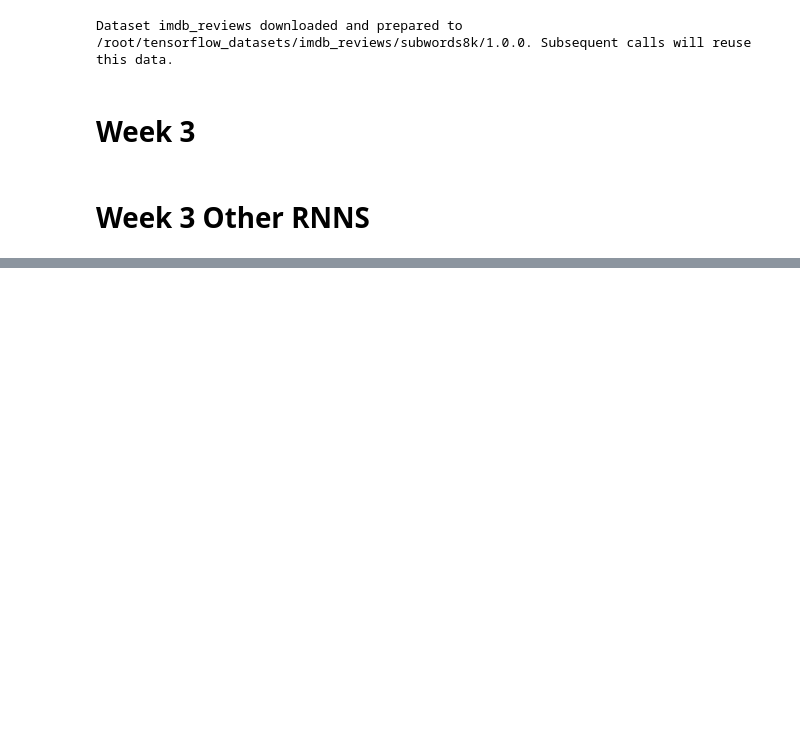
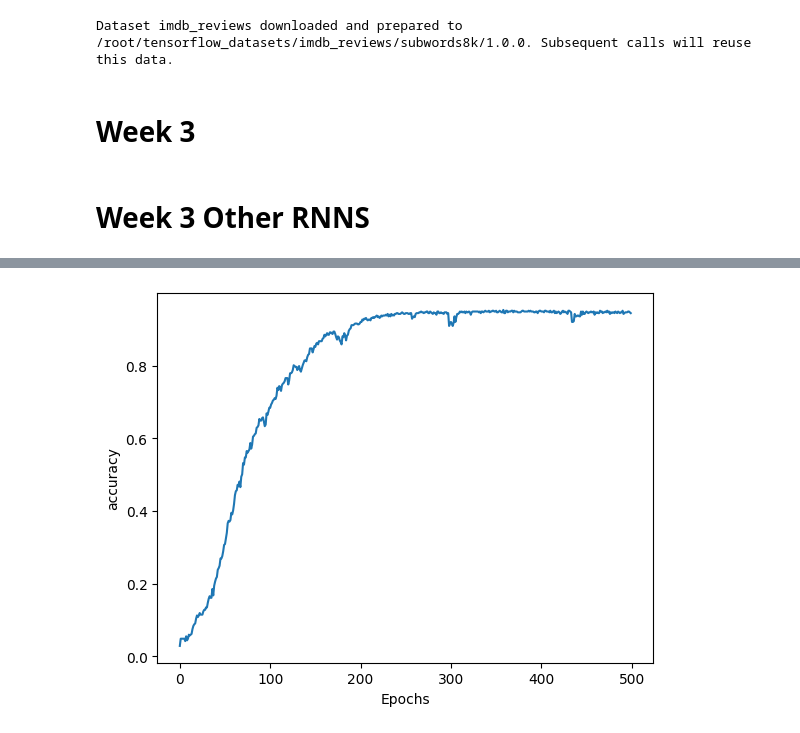
Before and after one commit to samp3209/courseraprojects, a Jupyter notebook: NLP_in_TensorFlow.ipynb, the cells around one changed output, grey strips where cells are left out. Drawn from its saved outputs; the diff is of its cells as text; code cells hidden in the pictures; blank space fills up the shorter version.

```diff
--- a/NLP_in_TensorFlow.ipynb
+++ b/NLP_in_TensorFlow.ipynb
@@ -485,0 +527,13 @@ history = model.fit(train_dataset, epochs=NUM_EPOCHS, validation_data=test_datas
+# %%
+
+# Initialize the Tokenizer class
+tokenizer = Tokenizer()
+
+# Generate the word index dictionary
+tokenizer.fit_on_texts(corpus)
+
+# Define the total words. You add 1 for the index `0` which is just the padding token.
+total_words = len(tokenizer.word_index) + 1
+
+print(f'word index dictionary: {tokenizer.word_index}')
+print(f'total words: {total_words}')
@@ -485,0 +644,13 @@ history = model.fit(train_dataset, epochs=NUM_EPOCHS, validation_data=test_datas
+# %%
+# Build the model
+model = Sequential([
+          Embedding(total_words, 64, input_length=max_sequence_len-1),
+          Bidirectional(LSTM(20)),
+          Dense(total_words, activation='softmax')
+])
+
+# Use categorical crossentropy because this is a multi-class problem
+model.compile(loss='categorical_crossentropy', optimizer='adam', metrics=['accuracy'])
+
+# Print the model summary
+model.summary()
@@ -485,0 +674,3 @@ history = model.fit(train_dataset, epochs=NUM_EPOCHS, validation_data=test_datas
+# %%
+# Train the model
+history = model.fit(xs, ys, epochs=500)
@@ -485,0 +695,14 @@ history = model.fit(train_dataset, epochs=NUM_EPOCHS, validation_data=test_datas
+# %%
+import matplotlib.pyplot as plt
+
+# Plot utility
+def plot_graphs(history, string):
+  plt.plot(history.history[string])
+  plt.xlabel("Epochs")
+  plt.ylabel(string)
+  plt.show()
+
+# Visualize the accuracy
+plot_graphs(history, 'accuracy')
+# %% [output]
+[figure, added]
```
Also changed, not shown: parts of 16 cells of this notebook.
